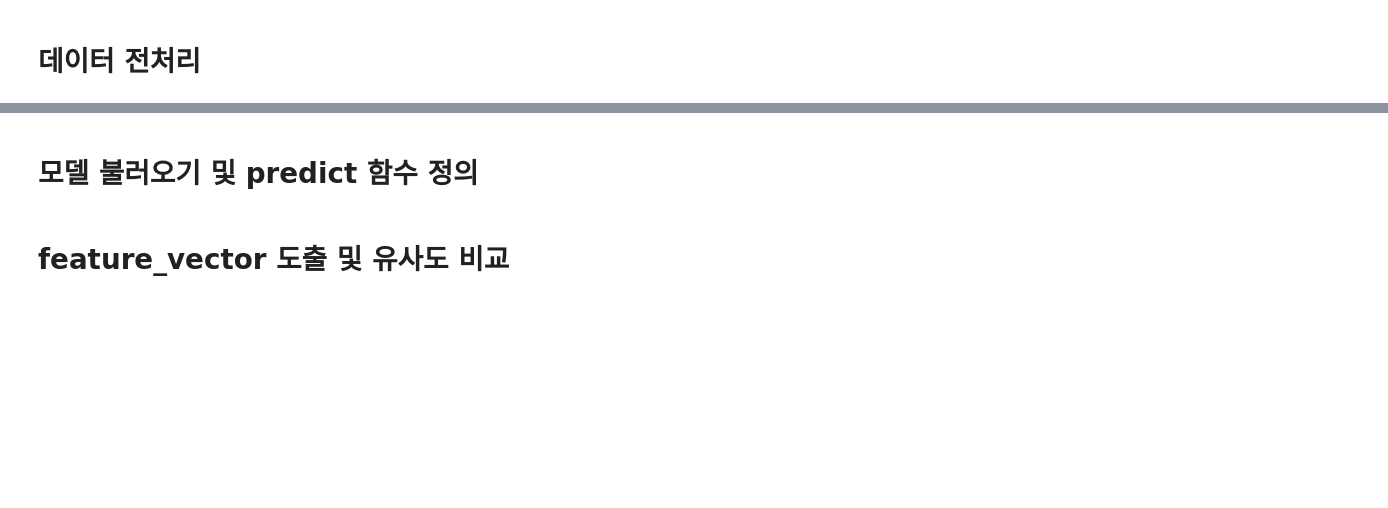
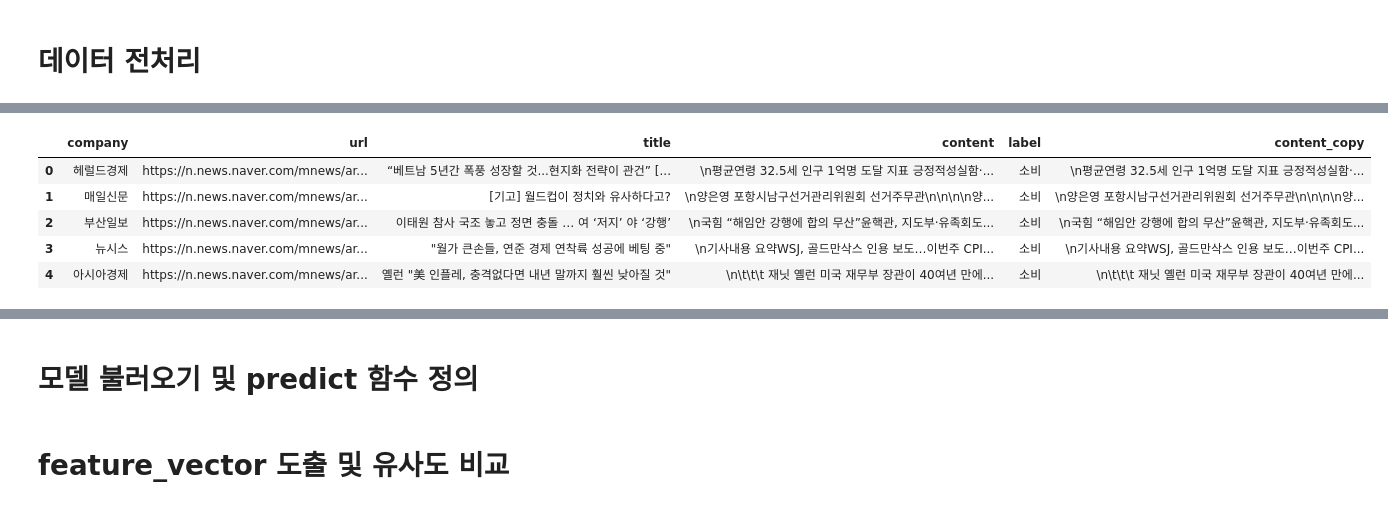
Before and after one commit to tgwon/News_Recommendation, a Jupyter notebook: KoBERT_뉴스카테고리분류_활용.ipynb, the cells around one changed output, grey strips where cells are left out. Saved outputs shown, nothing was run; the diff lists cells and outputs as text; code cells hidden in the pictures; blank space fills up the shorter version.

```diff
--- a/KoBERT_뉴스카테고리분류_활용.ipynb
+++ b/KoBERT_뉴스카테고리분류_활용.ipynb
@@ -197,3 +199,12 @@ df.head()
+# %%
+df.head()
+# %% [output]
+|  | company | url | title | content | label | content_copy |
+| 0 | 헤럴드경제 | https://n.news.naver.com/mnews/ar... | “베트남 5년간 폭풍 성장할 것...현지화 전략이 관건” [... | \n평균연령 32.5세 인구 1억명 도달 지표 긍정적성실함·... | 소비 | \n평균연령 32.5세 인구 1억명 도달 지표 긍정적성실함·... |
+| 1 | 매일신문 | https://n.news.naver.com/mnews/ar... | [기고] 월드컵이 정치와 유사하다고? | \n양은영 포항시남구선거관리위원회 선거주무관\n\n\n\n양... | 소비 | \n양은영 포항시남구선거관리위원회 선거주무관\n\n\n\n양... |
+| 2 | 부산일보 | https://n.news.naver.com/mnews/ar... | 이태원 참사 국조 놓고 정면 충돌 … 여 ‘저지’ 야 ‘강행’ | \n국힘 “해임안 강행에 합의 무산”윤핵관, 지도부·유족회도... | 소비 | \n국힘 “해임안 강행에 합의 무산”윤핵관, 지도부·유족회도... |
+| 3 | 뉴시스 | https://n.news.naver.com/mnews/ar... | "월가 큰손들, 연준 경제 연착륙 성공에 베팅 중" | \n기사내용 요약WSJ, 골드만삭스 인용 보도…이번주 CPI... | 소비 | \n기사내용 요약WSJ, 골드만삭스 인용 보도…이번주 CPI... |
+| 4 | 아시아경제 | https://n.news.naver.com/mnews/ar... | 옐런 "美 인플레, 충격없다면 내년 말까지 훨씬 낮아질 것" | \n\t\t\t 재닛 옐런 미국 재무부 장관이 40여년 만에... | 소비 | \n\t\t\t 재닛 옐런 미국 재무부 장관이 40여년 만에... |
 # %%
 #전처리를 위한 함수 for textrank
 
```
Also changed, not shown: parts of 13 cells of this notebook.
